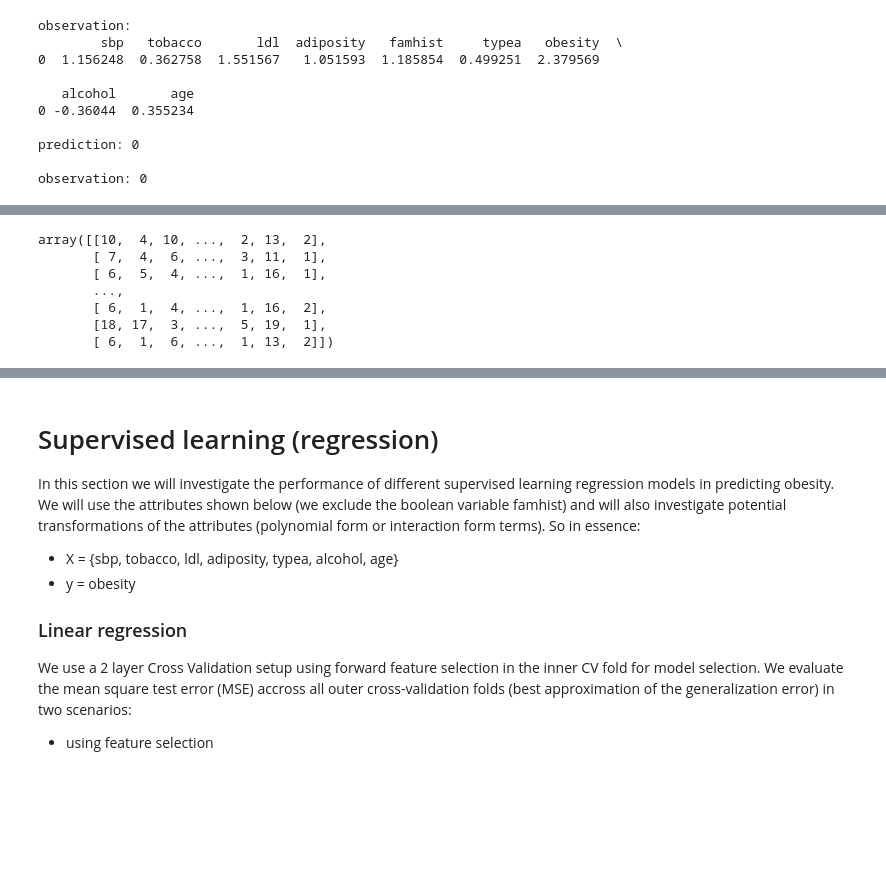
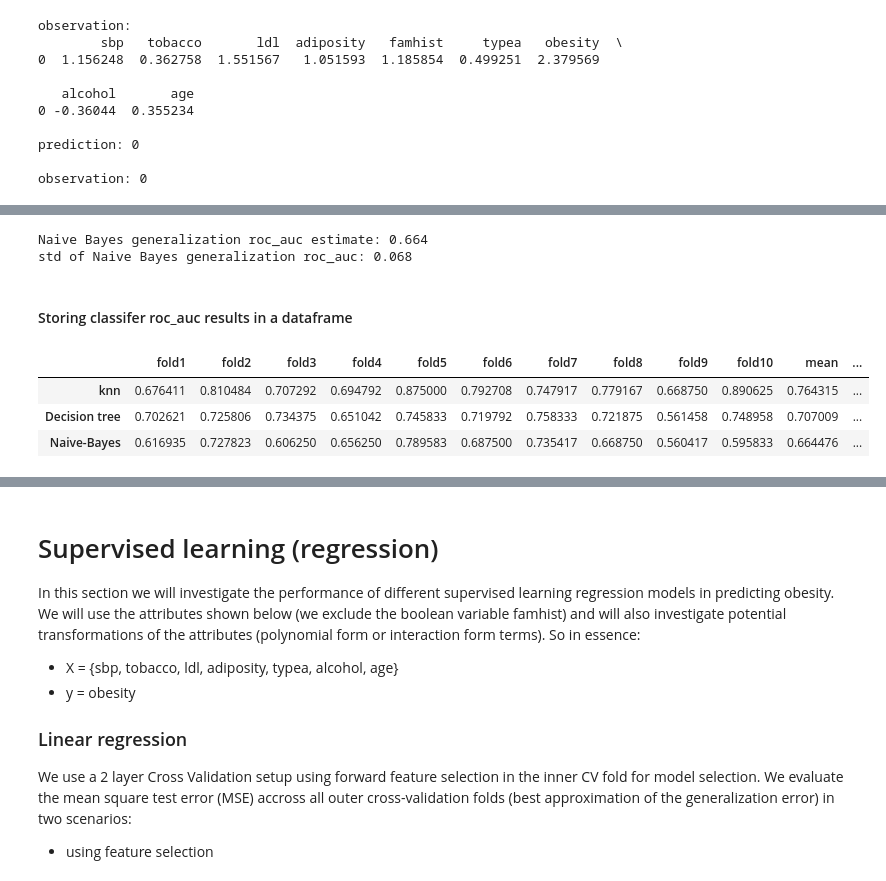
Before and after one commit to benbenasque/machine_learning_tutorials, a Jupyter notebook: machine_learning_exercise.ipynb, the cells around one changed output, grey strips where cells are left out. Saved outputs shown, nothing was run; the diff lists cells and outputs as text; code cells hidden in the pictures; blank space fills up the shorter version.

Commit message:
adding classifier comparison

```diff
--- a/machine_learning_exercise.ipynb
+++ b/machine_learning_exercise.ipynb
@@ -371,5 +374,7 @@ the outer layer folds.
 # %%
-# 2 layer cross-validation settings (common to all three models)
-inner_cv = StratifiedKFold(n_splits=10, shuffle=True)
-outer_cv = StratifiedKFold(n_splits=10, shuffle=True)
+# 2 layer cross-validation settings (common to all three models); we don't use the shuffle option here since
+# we need the same train and test indexes for the 3 models when comparing them.
+K = 10
+inner_cv = StratifiedKFold(n_splits=K)
+outer_cv = StratifiedKFold(n_splits=K)
 # %% [markdown]
@@ -440,26 +454,50 @@ def bin_digitize(X, bins=10):
         nbins = np.linspace(df[col].min(), df[col].max(), bins)
         df[col] = np.digitize(df[col], nbins)
     return df.values
+
+def mapping_list(array, key='bins'):
+    out=[]
+    for i in array:
+        out.append({key : i})
+    return out
 # %%
 select_cols = [col for col in df_X.columns if col != 'famhist']
 
 bin_cont = [('select', FilterExtractor(items=select_cols)),
-            ('transform', FunctionTransformer(func=bin_digitize, kw_args={'bins':20}))]
+            ('transform', FunctionTransformer(func=bin_digitize))]
 
 bin_disc = [('select', FilterExtractor(items=['famhist'])),
             ('transform', FunctionTransformer(func=bin_digitize, kw_args={'bins':2}))]
 
 pipe1 = Pipeline(bin_cont)
 pipe2 = Pipeline(bin_disc)
+preprocess = FeatureUnion([('cont_attr', pipe1), ('disc_attr', pipe2)])
 
-combined = FeatureUnion([('cont_attr', pipe1), ('disc_attr', pipe2)])
-X_nb = combined.fit_transform(df_X)
-X_nb
+pipe_nb = Pipeline([('preprocess', preprocess),('nb', MultinomialNB())])
+
+param_grid_nb = {'nb__alpha' : np.array([0.5, 0.75, 1]),
+                 'preprocess__cont_attr__transform__kw_args' : mapping_list(np.arange(20,60,10))}
+
+grid_nb = GridSearchCV(pipe_nb, param_grid_nb, scoring='roc_auc', cv=inner_cv)
+nested_scores_nb = cross_val_score(grid_nb, X=df_X, y=y, scoring='roc_auc', cv=outer_cv)
+
+print('Naive Bayes generalization roc_auc estimate: {0}'.format(np.round(nested_scores_nb.mean(),3)))
+print('std of Naive Bayes generalization roc_auc: {0}'.format(np.round(nested_scores_nb.std(),3)))
 # %% [output]
-array([[10,  4, 10, ...,  2, 13,  2],
-       [ 7,  4,  6, ...,  3, 11,  1],
-       [ 6,  5,  4, ...,  1, 16,  1],
-       ...,
-       [ 6,  1,  4, ...,  1, 16,  2],
-       [18, 17,  3, ...,  5, 19,  1],
-       [ 6,  1,  6, ...,  1, 13,  2]])
+Naive Bayes generalization roc_auc estimate: 0.664
+std of Naive Bayes generalization roc_auc: 0.068
+# %% [markdown]
+#### Storing classifer roc_auc results in a dataframe
+# %%
+scores = [nested_scores_knn, nested_scores_dt, nested_scores_nb]
+
+fold_columns = ['fold{0}'.format(i) for i in np.arange(1,11)]
+classifier_df = pd.DataFrame(scores, columns=fold_columns, index=['knn', 'Decision tree', 'Naive-Bayes'])
+classifier_df['mean'] = classifier_df.mean(axis=1)
+classifier_df['std'] = classifier_df.std(axis=1)
+classifier_df
+# %% [output]
+|  | fold1 | fold2 | fold3 | fold4 | fold5 | fold6 | fold7 | fold8 | fold9 | fold10 | mean | ... |
+| knn | 0.676411 | 0.810484 | 0.707292 | 0.694792 | 0.875000 | 0.792708 | 0.747917 | 0.779167 | 0.668750 | 0.890625 | 0.764315 | ... |
+| Decision tree | 0.702621 | 0.725806 | 0.734375 | 0.651042 | 0.745833 | 0.719792 | 0.758333 | 0.721875 | 0.561458 | 0.748958 | 0.707009 | ... |
+| Naive-Bayes | 0.616935 | 0.727823 | 0.606250 | 0.656250 | 0.789583 | 0.687500 | 0.735417 | 0.668750 | 0.560417 | 0.595833 | 0.664476 | ... |
```
Also changed, not shown: parts of 14 cells of this notebook.
